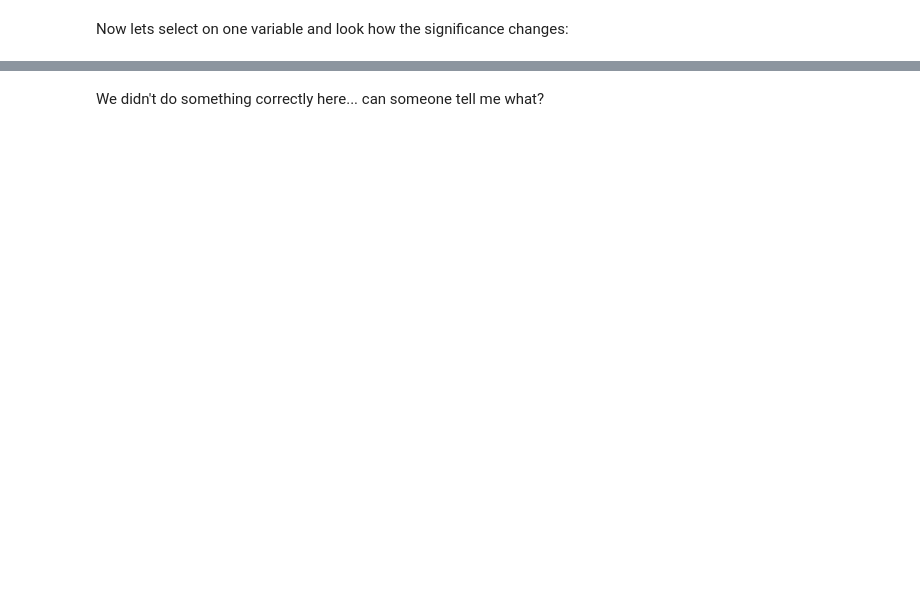
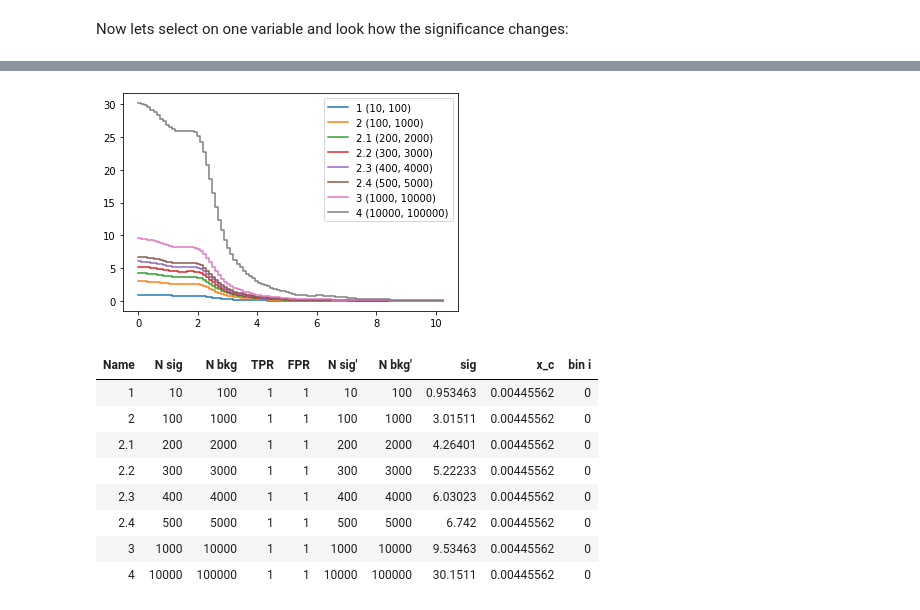
Before and after one commit to UTA-DataScience/DATA3402.2021.Fall, a Jupyter notebook: Lectures/Lecture.18/Lecture.18.ipynb, the cells around one changed output, grey strips where cells are left out. Saved outputs shown, nothing was run; the diff lists cells and outputs as text; code cells hidden in the pictures; blank space fills up the shorter version.

```diff
--- a/Lectures/Lecture.18/Lecture.18.ipynb
+++ b/Lectures/Lecture.18/Lecture.18.ipynb
@@ -332,8 +348,13 @@ def compare_significance(df_sig, df_bkg,
                                    headers=["Name",'N sig','N bkg',"TPR","FPR","N sig'","N bkg'",'sig','x_c',"bin i"])))
     return max_sigs
 # %%
-scenarios = { "1": (100,100),
+scenarios = { "1": (10,100),
               "2": (100,1000),
+              "2.1": (200,2000),
+              "2.2": (300,3000),
+              "2.3": (400,4000),
+              "2.4": (500,5000),
               "3": (1000,10000),
+              "4": (10000,100000)
             }
 _=compare_significance(df_sig,df_bkg,"M_TR_2",scenarios)
@@ -379,6 +509,13 @@ print(df_bkg_1.shape)
 # %%
-scenarios = { "1": (100,100),
-              "2": (100,1000),
-              "3": (1000,10000),
-            }
 _=compare_significance(df_sig,df_bkg,"M_Delta_R",scenarios)
+# %% [output]
+[figure, added]
+| Name | N sig | N bkg | TPR | FPR | N sig' | N bkg' | sig | x_c | bin i |
+| 1 | 10 | 100 | 1 | 1 | 10 | 100 | 0.953463 | 0.00445562 | 0 |
+| 2 | 100 | 1000 | 1 | 1 | 100 | 1000 | 3.01511 | 0.00445562 | 0 |
+| 2.1 | 200 | 2000 | 1 | 1 | 200 | 2000 | 4.26401 | 0.00445562 | 0 |
+| 2.2 | 300 | 3000 | 1 | 1 | 300 | 3000 | 5.22233 | 0.00445562 | 0 |
+| 2.3 | 400 | 4000 | 1 | 1 | 400 | 4000 | 6.03023 | 0.00445562 | 0 |
+| 2.4 | 500 | 5000 | 1 | 1 | 500 | 5000 | 6.742 | 0.00445562 | 0 |
+| 3 | 1000 | 10000 | 1 | 1 | 1000 | 10000 | 9.53463 | 0.00445562 | 0 |
+| 4 | 10000 | 100000 | 1 | 1 | 10000 | 100000 | 30.1511 | 0.00445562 | 0 |
@@ -391,2 +521,0 @@ _=compare_significance(df_sig_1,df_bkg_1,"M_Delta_R",scenarios)
-# %% [markdown]
-We didn't do something correctly here... can someone tell me what?
```
Also changed, not shown: parts of 19 cells of this notebook, 1 other file.
